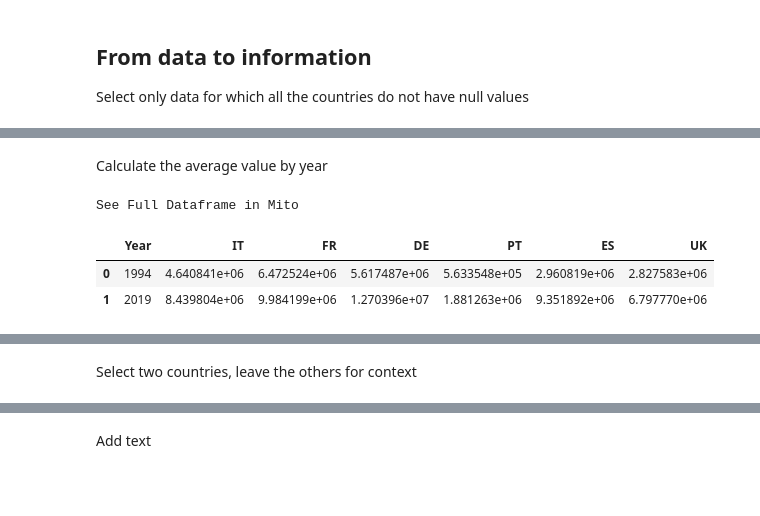
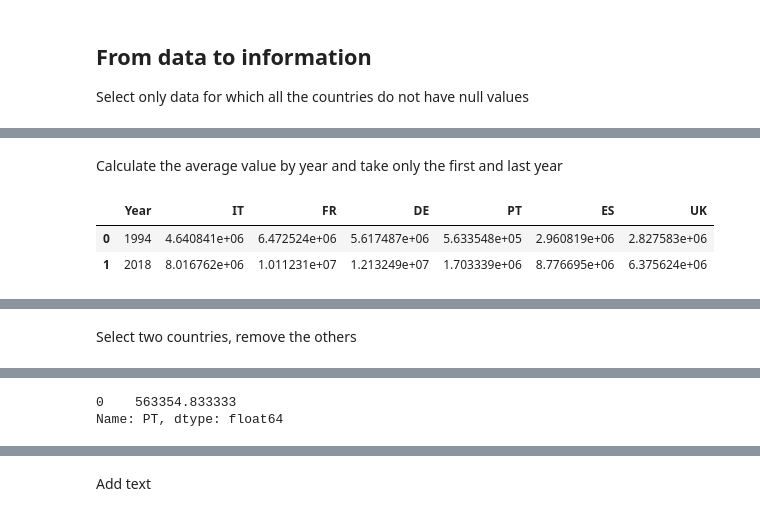
Before and after one commit to alod83/Data-Storytelling-with-Altair-and-AI, a Jupyter notebook: 02/Altair Example.ipynb, the cells around one changed output, grey strips where cells are left out. Cells and saved outputs as stored; diff of their text form; code cells hidden in the pictures; blank space fills up the shorter version.

```diff
--- a/02/Altair Example.ipynb
+++ b/02/Altair Example.ipynb
@@ -29,4 +53,5 @@ Select only data for which all the countries do not have null values
 # %%
 mask_fr = df['FR'].isnull() == False
 mask_uk = df['UK'].isnull() == False
-df = df[(mask_fr) & (mask_uk)]
+mask_es = df['ES'].isnull() == False
+df = df[(mask_fr) & (mask_uk) & (mask_es)]
@@ -57,14 +58,12 @@ Name: Date, dtype: object
 # %% [markdown]
-Calculate the average value by year
+Calculate the average value by year and take only the first and last year
 # %%
-# group by year and calculate average value
 df['Year'] = df['Date'].dt.year
-df_mean = df.groupby(by='Year').mean()
-df_mean = df_mean.iloc[[0, -1]]
-df_mean.reset_index(inplace=True)
-df_mean
+df2 = df.groupby(by='Year').mean()
+df2 = df2.iloc[[0, -2]]
+df2.reset_index(inplace=True)
+df2
 # %% [output]
-See Full Dataframe in Mito
 |  | Year | IT | FR | DE | PT | ES | UK |
 | 0 | 1994 | 4.640841e+06 | 6.472524e+06 | 5.617487e+06 | 5.633548e+05 | 2.960819e+06 | 2.827583e+06 |
-| 1 | 2019 | 8.439804e+06 | 9.984199e+06 | 1.270396e+07 | 1.881263e+06 | 9.351892e+06 | 6.797770e+06 |
+| 1 | 2018 | 8.016762e+06 | 1.011231e+07 | 1.213249e+07 | 1.703339e+06 | 8.776695e+06 | 6.375624e+06 |
@@ -83,4 +78,4 @@ alt.Chart(df4).mark_line(point=alt.OverlayMarkDef()).encode(
 # %% [output]
 [interactive output not drawn]
 # %% [markdown]
-Select two countries, leave the others for context
+Select two countries, remove the others
@@ -92,4 +90,9 @@ alt.Chart(df4).mark_line(point=alt.OverlayMarkDef()).encode(
 ).properties(width=400)
 # %% [output]
 [interactive output not drawn]
+# %%
+df3[df3['Year'] == 1994]['PT']
+# %% [output]
+0    563354.833333
+Name: PT, dtype: float64
 # %%
```
Also changed, not shown: parts of 22 cells of this notebook.
